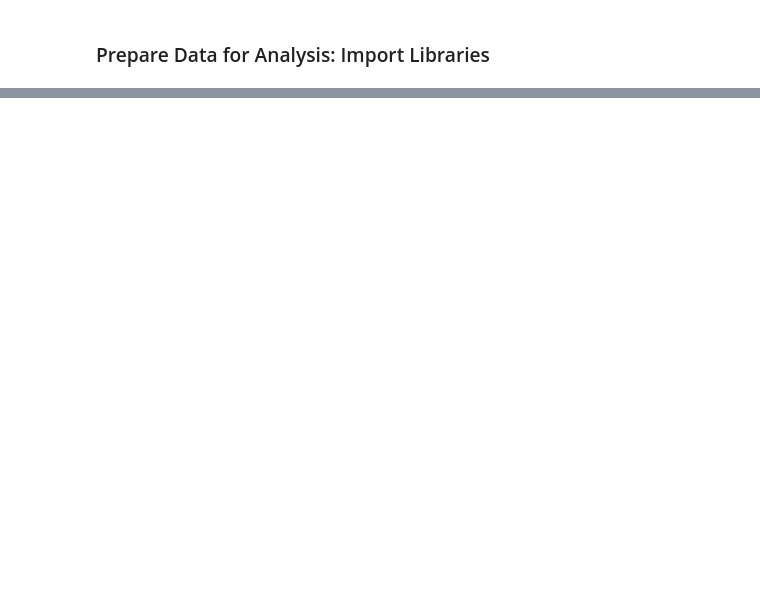
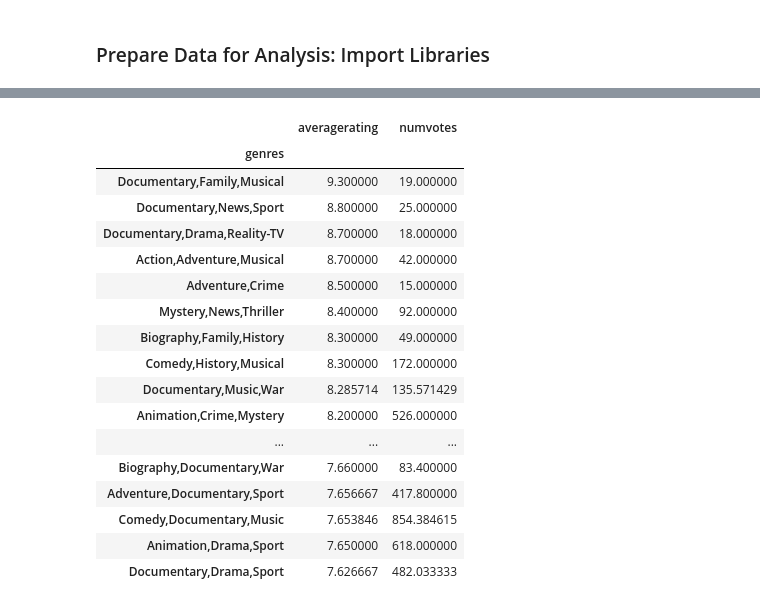
Before and after one commit to ds2012-flatiron/dsc-phase-1-project, a Jupyter notebook: student.ipynb, the cells around one changed output, grey strips where cells are left out. Drawn from its saved outputs; the diff is of its cells as text; code cells hidden in the pictures; blank space fills up the shorter version.

```diff
--- a/student.ipynb
+++ b/student.ipynb
@@ -74,0 +266,26 @@ dataprep.prepare_clean_data(config)
+# %%
+df0 = df.loc[:,['genres','averagerating','numvotes']] \
+        .groupby('genres').mean() \
+        .sort_values('averagerating', axis=0, ascending=False)
+df0 = df0.loc[(df0['averagerating'].isnull()==False)]
+df0 = df0.loc[df0['numvotes']>10]
+df0.iloc[0:50]
+# %% [output]
+|  | averagerating | numvotes |
+| genres |  |  |
+| Documentary,Family,Musical | 9.300000 | 19.000000 |
+| Documentary,News,Sport | 8.800000 | 25.000000 |
+| Documentary,Drama,Reality-TV | 8.700000 | 18.000000 |
+| Action,Adventure,Musical | 8.700000 | 42.000000 |
+| Adventure,Crime | 8.500000 | 15.000000 |
+| Mystery,News,Thriller | 8.400000 | 92.000000 |
+| Biography,Family,History | 8.300000 | 49.000000 |
+| Comedy,History,Musical | 8.300000 | 172.000000 |
+| Documentary,Music,War | 8.285714 | 135.571429 |
+| Animation,Crime,Mystery | 8.200000 | 526.000000 |
+| ... | ... | ... |
+| Biography,Documentary,War | 7.660000 | 83.400000 |
+| Adventure,Documentary,Sport | 7.656667 | 417.800000 |
+| Comedy,Documentary,Music | 7.653846 | 854.384615 |
+| Animation,Drama,Sport | 7.650000 | 618.000000 |
+| Documentary,Drama,Sport | 7.626667 | 482.033333 |
```
Also changed, not shown: parts of 17 cells of this notebook, 1 other file.
